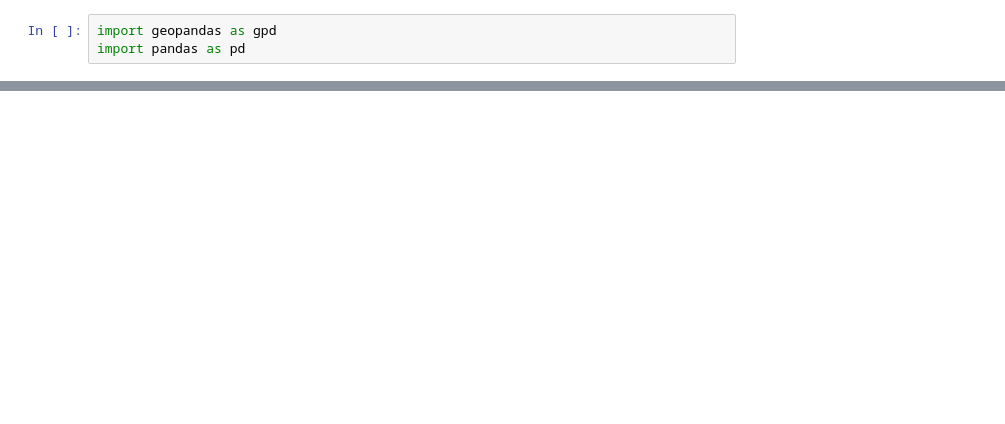
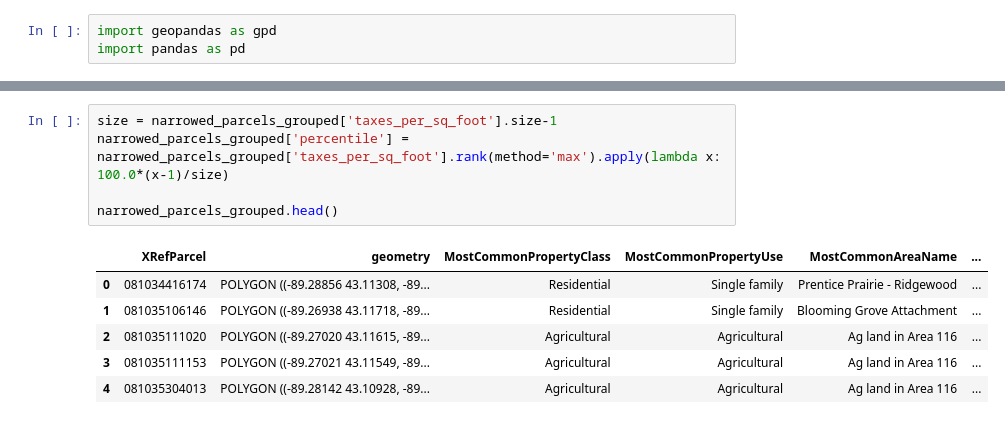
Before and after one commit to strongtownsmadison/madison_parcels_data, a Jupyter notebook: Taxes Per Square Foot Madison.ipynb, the cells around one changed output, grey strips where cells are left out. Saved outputs shown, nothing was run; the diff lists cells and outputs as text; blank space fills up the shorter version.

```diff
--- a/Taxes Per Square Foot Madison.ipynb
+++ b/Taxes Per Square Foot Madison.ipynb
@@ -76 +124,13 @@ taxes_top.head(20)
+# %%
+size = narrowed_parcels_grouped['taxes_per_sq_foot'].size-1
+narrowed_parcels_grouped['percentile'] = narrowed_parcels_grouped['taxes_per_sq_foot'].rank(method='max').apply(lambda x: 100.0*(x-1)/size)
+
+narrowed_parcels_grouped.head()
+# %% [output]
+|  | XRefParcel | geometry | MostCommonPropertyClass | MostCommonPropertyUse | MostCommonAreaName | ... |
+| 0 | 081034416174 | POLYGON ((-89.28856 43.11308, -89... | Residential | Single family | Prentice Prairie - Ridgewood | ... |
+| 1 | 081035106146 | POLYGON ((-89.26938 43.11718, -89... | Residential | Single family | Blooming Grove Attachment | ... |
+| 2 | 081035111020 | POLYGON ((-89.27020 43.11615, -89... | Agricultural | Agricultural | Ag land in Area 116 | ... |
+| 3 | 081035111153 | POLYGON ((-89.27021 43.11549, -89... | Agricultural | Agricultural | Ag land in Area 116 | ... |
+| 4 | 081035304013 | POLYGON ((-89.28142 43.10928, -89... | Agricultural | Agricultural | Ag land in Area 116 | ... |
 # %%
```
Also changed, not shown: parts of 12 cells of this notebook, 3 other files.
